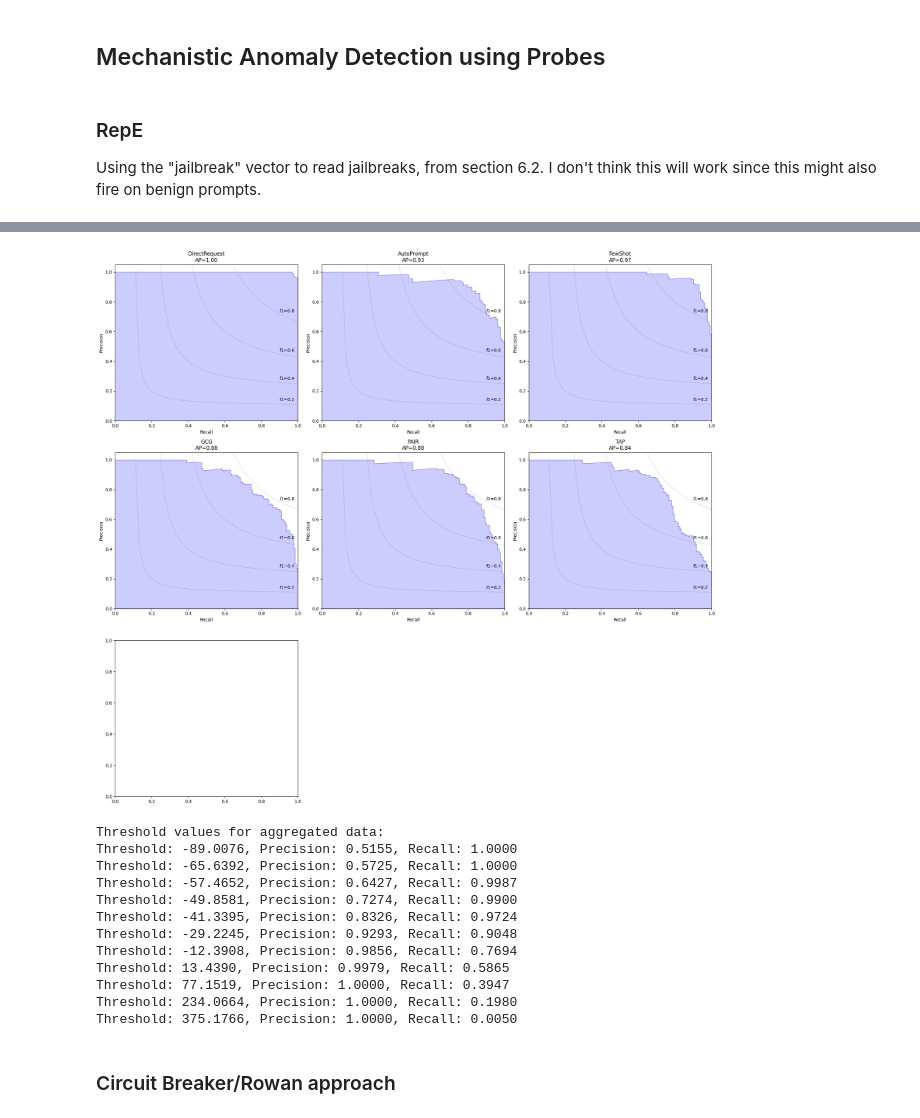
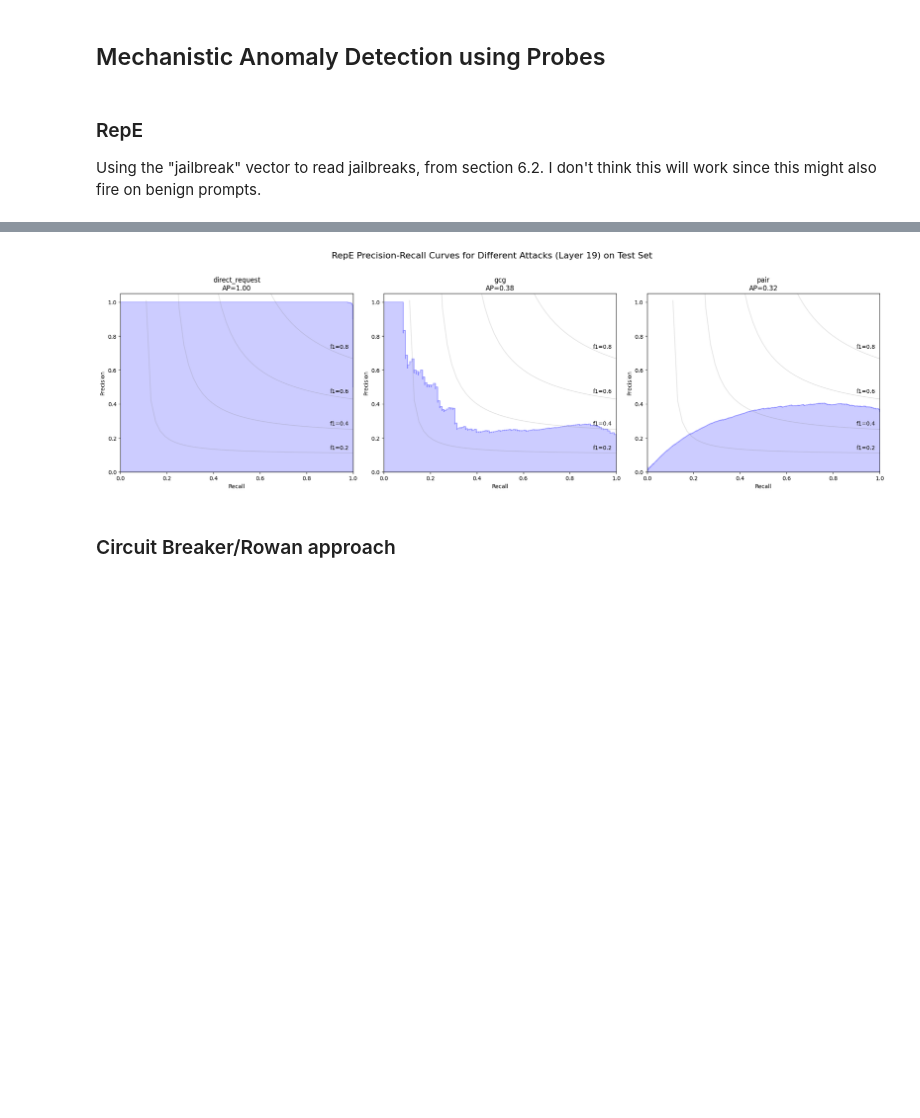
Before and after one commit to abhay-sheshadri/sae_experiments, a Jupyter notebook: jailbreak_mad_baselines.ipynb, the cells around one changed output, grey strips where cells are left out. Saved outputs shown, nothing was run; the diff lists cells and outputs as text; code cells hidden in the pictures; blank space fills up the shorter version.

Commit message:
switching to llama 3 and abhay's better jailbreaks

```diff
--- a/jailbreak_mad_baselines.ipynb
+++ b/jailbreak_mad_baselines.ipynb
@@ -17,8 +17,8 @@ import einops
 ### Load Model and Data
 # %%
 from transformers import GPT2Tokenizer, GPTNeoXTokenizerFast, AutoModelForCausalLM, AutoTokenizer
-model_name_or_path = "meta-llama/Llama-2-7b-chat-hf"# "meta-llama/Meta-Llama-3-8B-Instruct" # "google/gemma-2-9b"
-model_type = "llama2_7b" # "gemma-2"
+model_name_or_path = "meta-llama/Meta-Llama-3-8B-Instruct" # "meta-llama/Llama-2-7b-chat-hf" # "google/gemma-2-9b"
+model_type = "llama3_8b" # "gemma-2"
 
 model = HookedTransformer.from_pretrained(
     model_name_or_path,
@@ -353,10 +411,10 @@ AUROC for all attacks combined: 0.8696
 # %%
 # plot AUROC per layer
-on_test = False
+on_test = True
 repe_layer_aurocs = defaultdict(list)
 for layer in tqdm(range(model.cfg.n_layers)):
     reading_vector = get_reading_vector(layer=layer, verbose=False)
-    aurocs = get_aurocs(layer=layer, reading_vector=reading_vector, plot=False)
+    aurocs = get_aurocs(layer=layer, reading_vector=reading_vector, plot=False, on_attacks=on_test, on_test=on_test)
     for attack_name, auroc in aurocs.items():
         repe_layer_aurocs[attack_name].append(auroc)
 
@@ -383,7 +441,7 @@ plt.show()
 repe_layer_aurocs = defaultdict(list)
 for layer in tqdm(range(model.cfg.n_layers)):
     reading_vector = get_reading_vector(layer=layer, verbose=False, use_pca=False)
-    aurocs = get_aurocs(layer=layer, reading_vector=reading_vector, plot=False)
+    aurocs = get_aurocs(layer=layer, reading_vector=reading_vector, plot=False, on_attacks=on_test, on_test=on_test)
     for attack_name, auroc in aurocs.items():
         repe_layer_aurocs[attack_name].append(auroc)
 
@@ -410,17 +524,17 @@ from sklearn.metrics import precision_recall_curve, average_precision_score
 import numpy as np
 import matplotlib.pyplot as plt
 
-# Get the reading vector for layer 13
-layer = 13
+# Get the reading vector for good layer
+layer = 19
 reading_vector = get_reading_vector(layer=layer, verbose=False, use_pca=False)
 
 # Prepare the benign data
 benign_data = benign_test_cache[layer].float().numpy()
 
 # Calculate number of rows and columns for subplots
-n_plots = len(attack_names) + 1  # +1 for aggregated plot
-n_cols = 3
-n_rows = (n_plots + n_cols - 1) // n_cols
+n_plots = len(attack_names)  # +1 for aggregated plot
+n_cols = len(attack_names)
+n_rows = 1
 
 # Create subplots
 fig, axes = plt.subplots(n_rows, n_cols, figsize=(20, 6*n_rows))
@@ -434,63 +548,37 @@ def plot_pr_curve(ax, precision, recall, average_precision, title):
     ax.set_ylim([0.0, 1.05])
     ax.set_xlim([0.0, 1.0])
     ax.set_title(f'{title}\nAP={average_precision:0.2f}')
 
     # Add iso-f1 curves
     f_scores = np.linspace(0.2, 0.8, num=4)
     for f_score in f_scores:
         x = np.linspace(0.01, 1)
         y = f_score * x / (2 * x - f_score)
         ax.plot(x[y >= 0], y[y >= 0], color='gray', alpha=0.2)
         ax.annotate('f1={0:0.1f}'.format(f_score), xy=(0.9, y[45] + 0.02))
 
 # Plot for each attack
 for i, attack_name in enumerate(attack_names):
-    attack_data = test_harmbench_cache[attack_name][layer].float().numpy()
+    attack_data = attack_cache[attack_name][layer].float().numpy()
     all_data = np.concatenate([attack_data, benign_data])
     labels = np.concatenate([np.ones(attack_data.shape[0]), np.zeros(benign_data.shape[0])])
     scores = einops.einsum(reading_vector, all_data, "d, b d -> b")
 
     precision, recall, _ = precision_recall_curve(labels, scores)
     average_precision = average_precision_score(labels, scores)
 
     plot_pr_curve(axes[i], precision, recall, average_precision, attack_name)
 
-# Plot for aggregated data
-all_harmful_data = np.concatenate([test_harmbench_cache[attack][layer].float().numpy() for attack in attack_names])
-all_data = np.concatenate([all_harmful_data, benign_data])
-labels = np.concatenate([np.ones(all_harmful_data.shape[0]), np.zeros(benign_data.shape[0])])
-scores = einops.einsum(reading_vector, all_data, "d, b d -> b")
-
-precision, recall, thresholds = precision_recall_curve(labels, scores)
-average_precision = average_precision_score(labels, scores)
-
-plot_pr_curve(axes[-1], precision, recall, average_precision, 'Aggregated')
-
 # Remove any unused subplots
 for i in range(n_plots, len(axes)):
     fig.delaxes(axes[i])
 
+fig.suptitle(f'RepE Precision-Recall Curves for Different Attacks (Layer {layer}) on Test Set', fontsize=16, y=1.02)
+
 plt.tight_layout()
 plt.show()
-
-# Print some threshold values for the aggregated data
-print("Threshold values for aggregated data:")
-for i in range(0, len(thresholds), len(thresholds) // 10):
-    print(f"Threshold: {thresholds[i]:.4f}, Precision: {precision[i]:.4f}, Recall: {recall[i+1]:.4f}")
 # %% [output]
-[figure, old version]
+[figure, new version]
-Threshold values for aggregated data:
-Threshold: -89.0076, Precision: 0.5155, Recall: 1.0000
-Threshold: -65.6392, Precision: 0.5725, Recall: 1.0000
-Threshold: -57.4652, Precision: 0.6427, Recall: 0.9987
-Threshold: -49.8581, Precision: 0.7274, Recall: 0.9900
-Threshold: -41.3395, Precision: 0.8326, Recall: 0.9724
-Threshold: -29.2245, Precision: 0.9293, Recall: 0.9048
-Threshold: -12.3908, Precision: 0.9856, Recall: 0.7694
-Threshold: 13.4390, Precision: 0.9979, Recall: 0.5865
-Threshold: 77.1519, Precision: 1.0000, Recall: 0.3947
-Threshold: 234.0664, Precision: 1.0000, Recall: 0.1980
-Threshold: 375.1766, Precision: 1.0000, Recall: 0.0050
 # %% [markdown]
 ### Circuit Breaker/Rowan approach
 # %%
```
Also changed, not shown: parts of 11 cells of this notebook, 1 other file.
